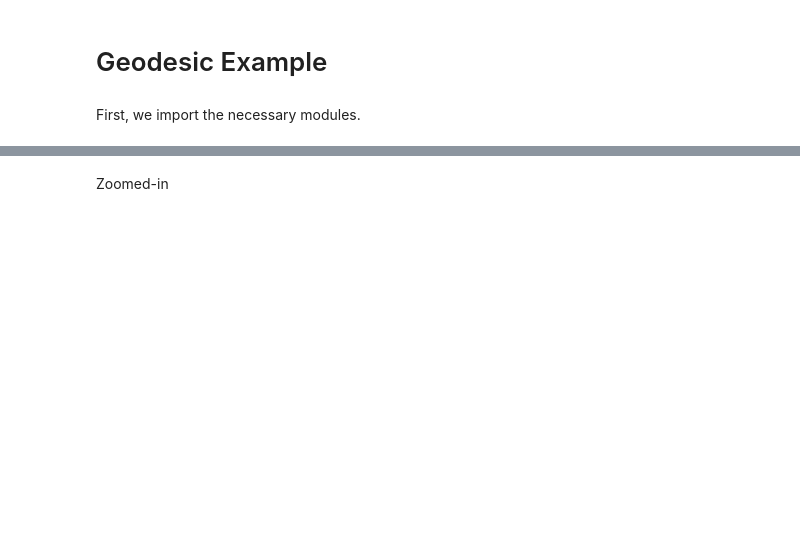
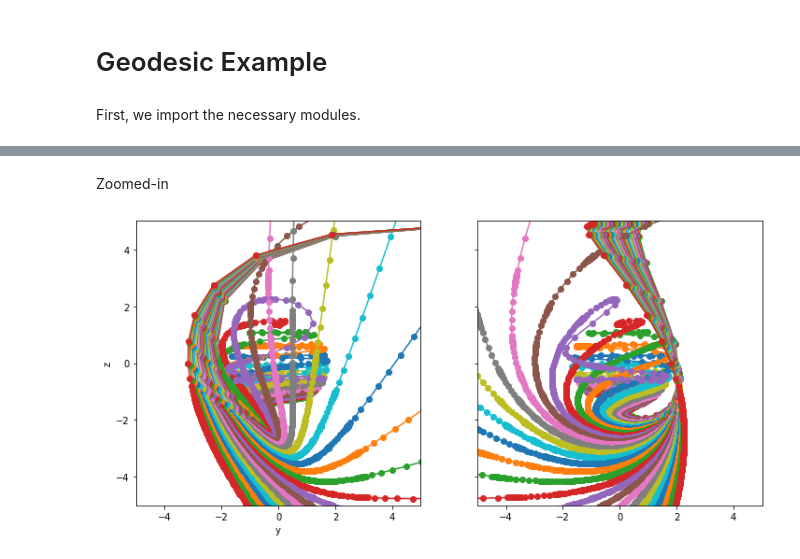
Before and after one commit to adxsrc/fadge, a Jupyter notebook: demos/geode.ipynb, the cells around one changed output, grey strips where cells are left out. Cells and saved outputs as stored; diff of their text form; code cells hidden in the pictures; blank space fills up the shorter version.

```diff
--- a/demos/geode.ipynb
+++ b/demos/geode.ipynb
@@ -85,2 +114,22 @@ ax2.set_aspect('equal')
-# %% [markdown]
-Zoomed-in
+# %% [markdown]
+Zoomed-in
+# %%
+fig, (ax1, ax2) = plt.subplots(1,2, figsize=(12,12), sharey=True)
+
+for j in range(7*nray//16,9*nray//16):
+    ax1.plot(fx[:,j], fz[:,j], '-o', color=f'C{j}')
+    ax2.plot(fy[:,j], fz[:,j], '-o', color=f'C{j}')
+
+ax1.set_xlabel('x')
+ax1.set_ylabel('z')
+ax1.set_xlim(-5,5)
+ax1.set_ylim(-5,5)
+ax1.set_aspect('equal')
+
+ax1.set_xlabel('y')
+ax1.set_ylabel('z')
+ax2.set_xlim(-5,5)
+ax2.set_ylim(-5,5)
+ax2.set_aspect('equal')
+# %% [output]
+[figure, added]
```
Also changed, not shown: parts of 21 cells of this notebook.
